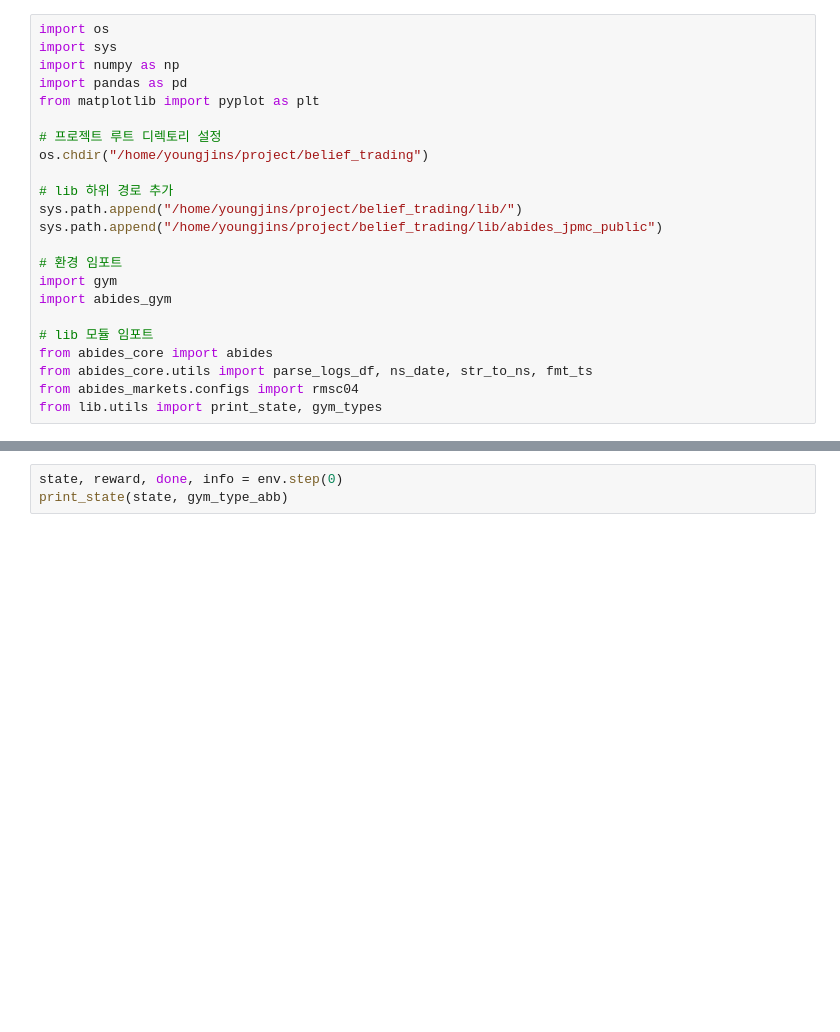
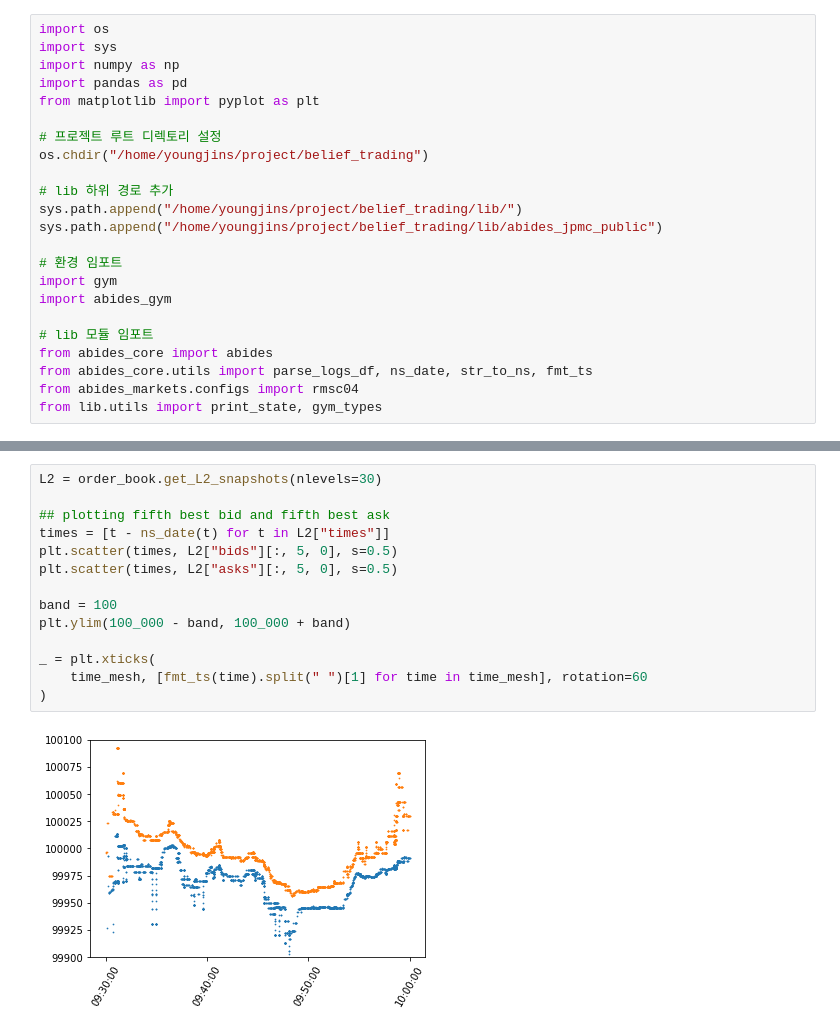
Before and after one commit to youngjinss/belief_of_belief_learning, a Jupyter notebook: notebook/[v1] abides_analysis.ipynb, the cells around one changed output, grey strips where cells are left out. Saved outputs shown, nothing was run; the diff lists cells and outputs as text; blank space fills up the shorter version.

```diff
--- a/notebook/[v1] abides_analysis.ipynb
+++ b/notebook/[v1] abides_analysis.ipynb
@@ -127,3 +90,16 @@ R^k_t: [0.]
-# %%
-state, reward, done, info = env.step(0)
-print_state(state, gym_type_abb)
+# %%
+L2 = order_book.get_L2_snapshots(nlevels=30)
+
+## plotting fifth best bid and fifth best ask
+times = [t - ns_date(t) for t in L2["times"]]
+plt.scatter(times, L2["bids"][:, 5, 0], s=0.5)
+plt.scatter(times, L2["asks"][:, 5, 0], s=0.5)
+
+band = 100
+plt.ylim(100_000 - band, 100_000 + band)
+
+_ = plt.xticks(
+    time_mesh, [fmt_ts(time).split(" ")[1] for time in time_mesh], rotation=60
+)
+# %% [output]
+[figure, added]
```
Also changed, not shown: parts of 3 cells of this notebook, 4 other files.
